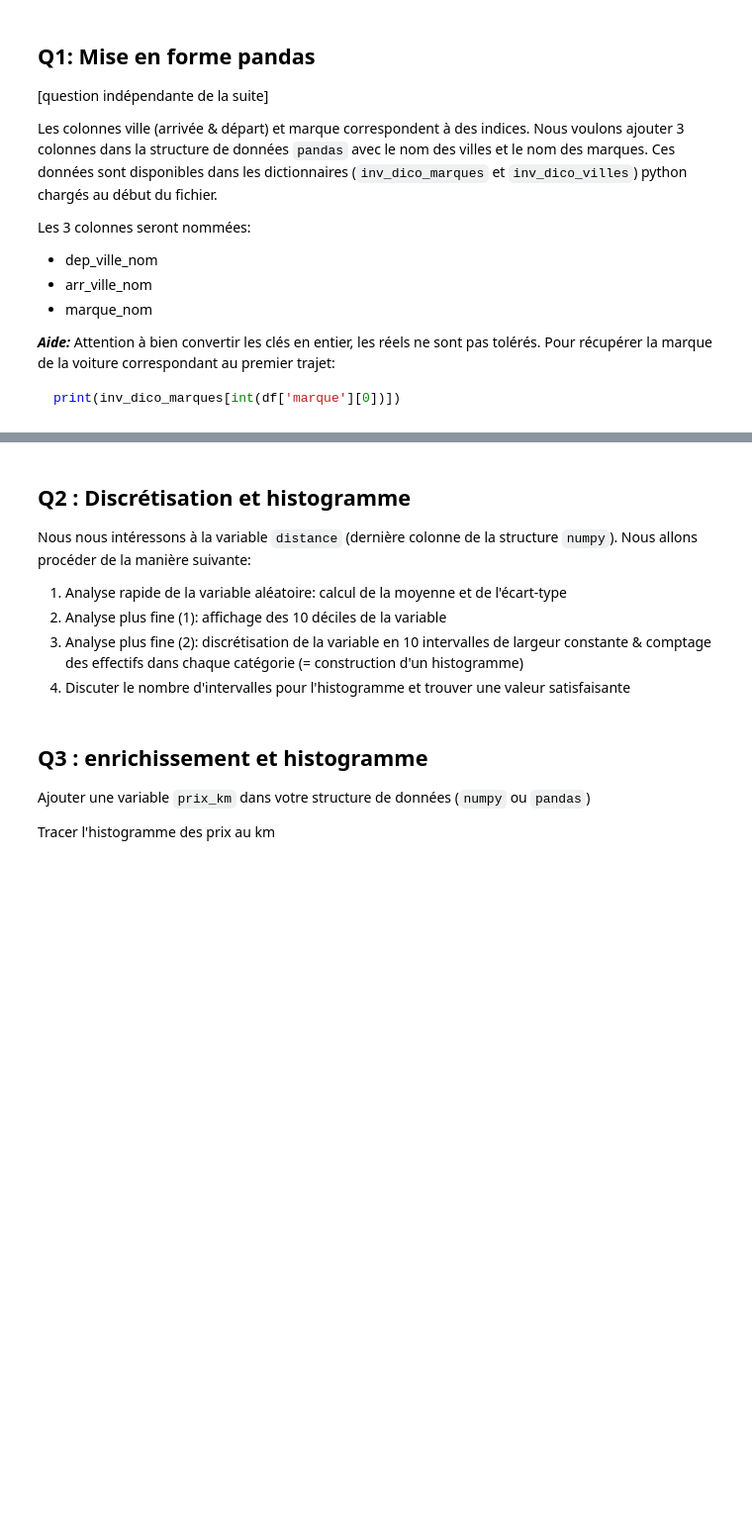
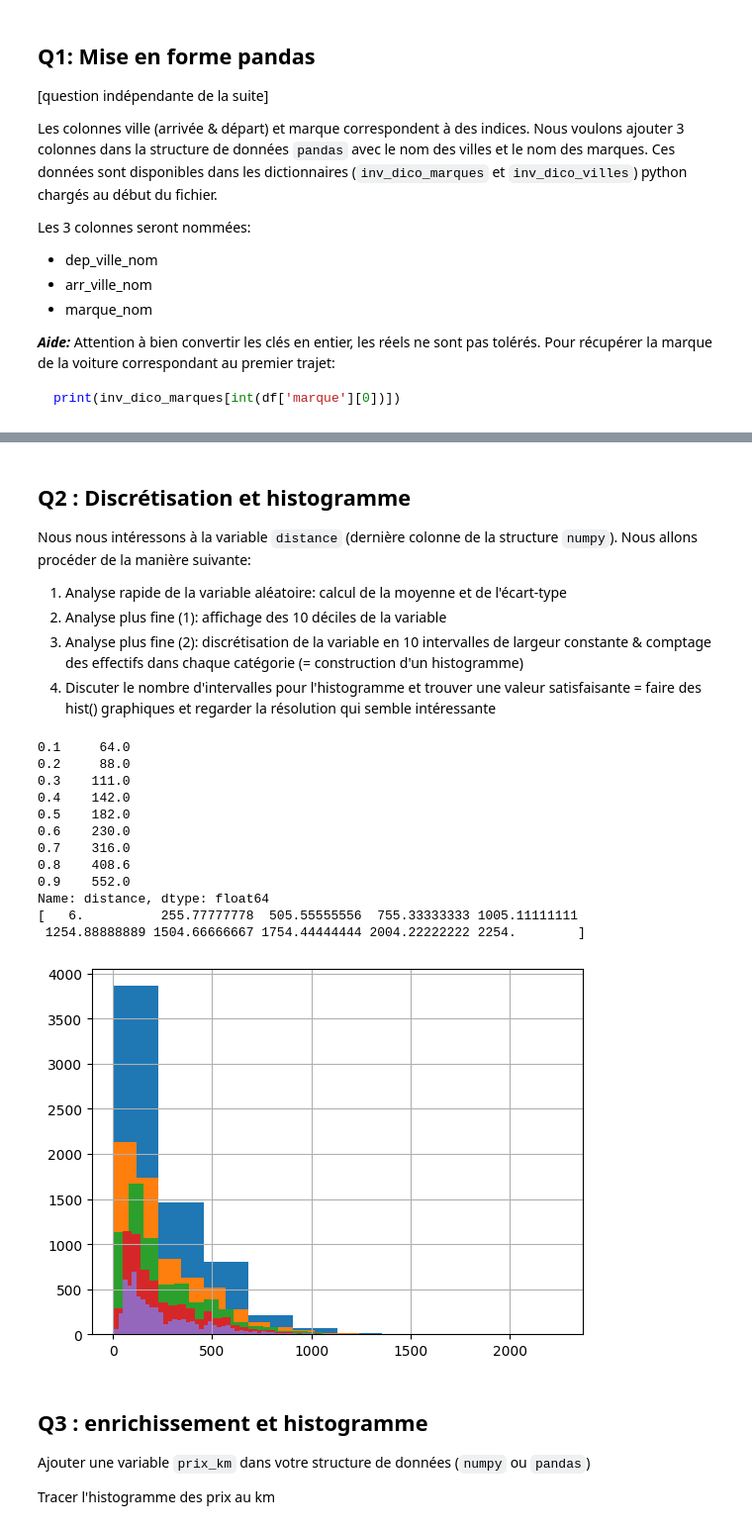
Before and after one commit to vguigue/tuto_numpy, a Jupyter notebook: 5_use_case/blablacar_examFC-Canevas_2025.ipynb, the cells around one changed output, grey strips where cells are left out. Shown: that part at 99% size. Cells and saved outputs as stored; diff of their text form; code cells hidden in the pictures; blank space fills up the shorter version.

```diff
--- a/5_use_case/blablacar_examFC-Canevas_2025.ipynb
+++ b/5_use_case/blablacar_examFC-Canevas_2025.ipynb
@@ -34,18 +34,18 @@ Les données numpy sont stockées au format pickle (code fourni ci-dessous):
 
 Les lignes suivantes permettent de décomposer la structure de données pour accéder à toutes les informations utiles.
 # %%
-# chargement des données numpy
-fich = pkl.load( open('blablacar_pp_sept.pkl', 'rb'))
-# ou fich = pkl.load( open('ressources/blablacar_pp_sept.pkl', 'rb'))
+# chargement des données numpy : trajets, marques de voitures...
+
+fich = pkl.load( open('ressources/blablacar_pp_sept.pkl', 'rb'))
 
 # {'indexcol': cols , 'data':pp2db, 'villes': villes, 'marques':marques }
 titles_col = fich['indexcol'] # titre des colonnes
-print(len(titles_col), titles_col)
+# print(len(titles_col), titles_col)
 data = fich['data'] # matrice de données
-print(data.shape)
+# print(data.shape)
 dico_villes = fich['villes'] # dictionnaire des villes
 inv_dico_villes = dict(zip(dico_villes.values(), dico_villes.keys()))
 dico_marques = fich['marques'] # dictionnaires des marques
 inv_dico_marques = dict(zip(dico_marques.values(), dico_marques.keys()))
-print(dico_marques)
-print(inv_dico_marques)
+# print(dico_marques)
+# print(inv_dico_marques)
@@ -127,6 +159,30 @@ Nous nous intéressons à la variable `distance` (dernière colonne de la struct
 1. Analyse rapide de la variable aléatoire: calcul de la moyenne et de l'écart-type
 1. Analyse plus fine (1): affichage des 10 déciles de la variable
 1. Analyse plus fine (2): discrétisation de la variable en 10 intervalles de largeur constante & comptage des effectifs dans chaque catégorie (= construction d'un histogramme)
-1. Discuter le nombre d'intervalles pour l'histogramme et trouver une valeur satisfaisante
+1. Discuter le nombre d'intervalles pour l'histogramme et trouver une valeur satisfaisante = faire des hist() graphiques et regarder la résolution qui semble intéressante
 # %%
 # Analyse rapide : moyenne, écart-type, calcul des quantiles pour faire la synthèse de cette variable aléatoire
+df.describe() # version par défaut avec des grandeurs intéressantes
+
+# 2. Deciles
+#  TODO
+
+# 3. 10 intervalles constants
+#  TODO
+
+# 4. intervalles
+#  TODO
+# %% [output]
+0.1     64.0
+0.2     88.0
+0.3    111.0
+0.4    142.0
+0.5    182.0
+0.6    230.0
+0.7    316.0
+0.8    408.6
+0.9    552.0
+Name: distance, dtype: float64
+[   6.          255.77777778  505.55555556  755.33333333 1005.11111111
+ 1254.88888889 1504.66666667 1754.44444444 2004.22222222 2254.        ]
+[figure, added]
```
Also changed, not shown: parts of 20 cells of this notebook.
